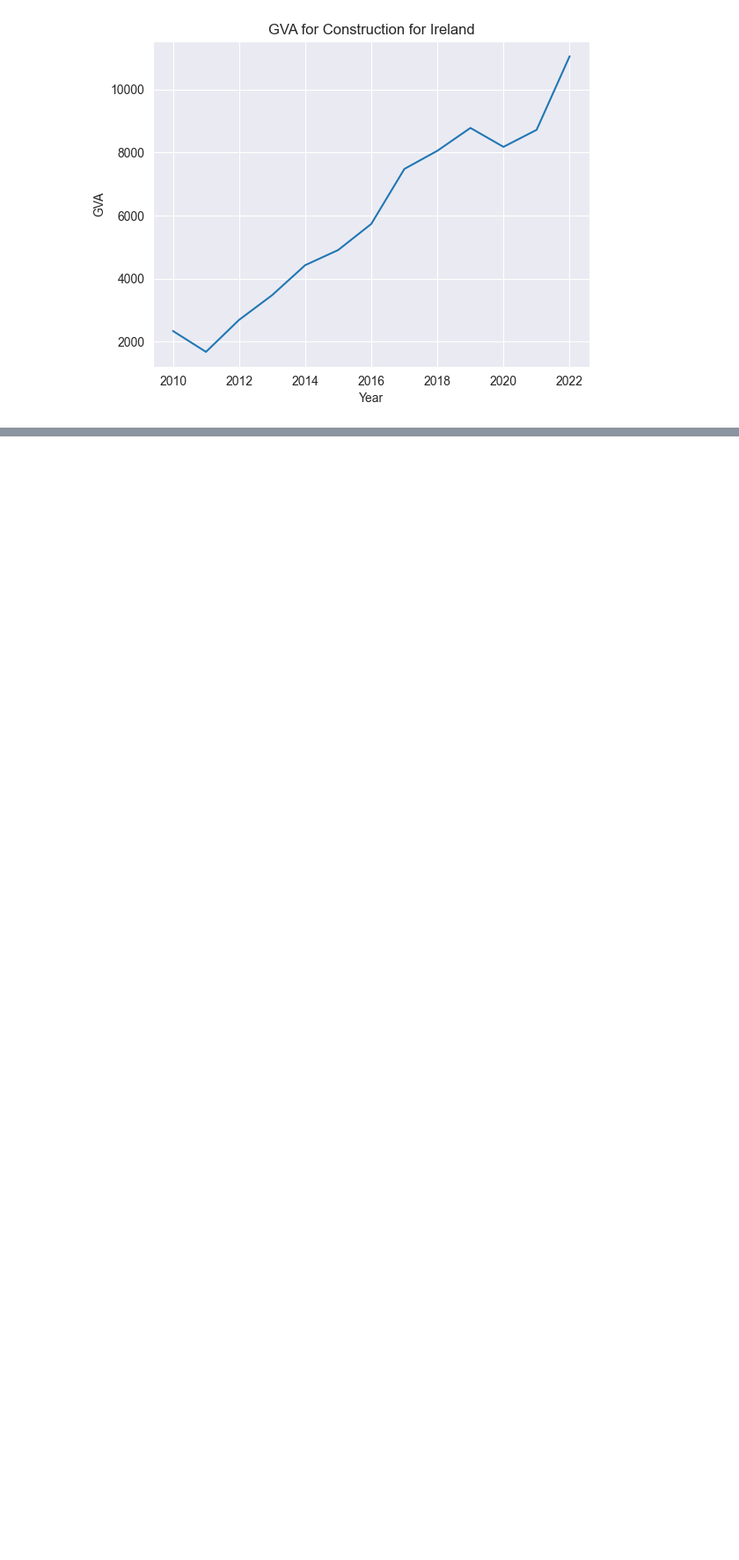
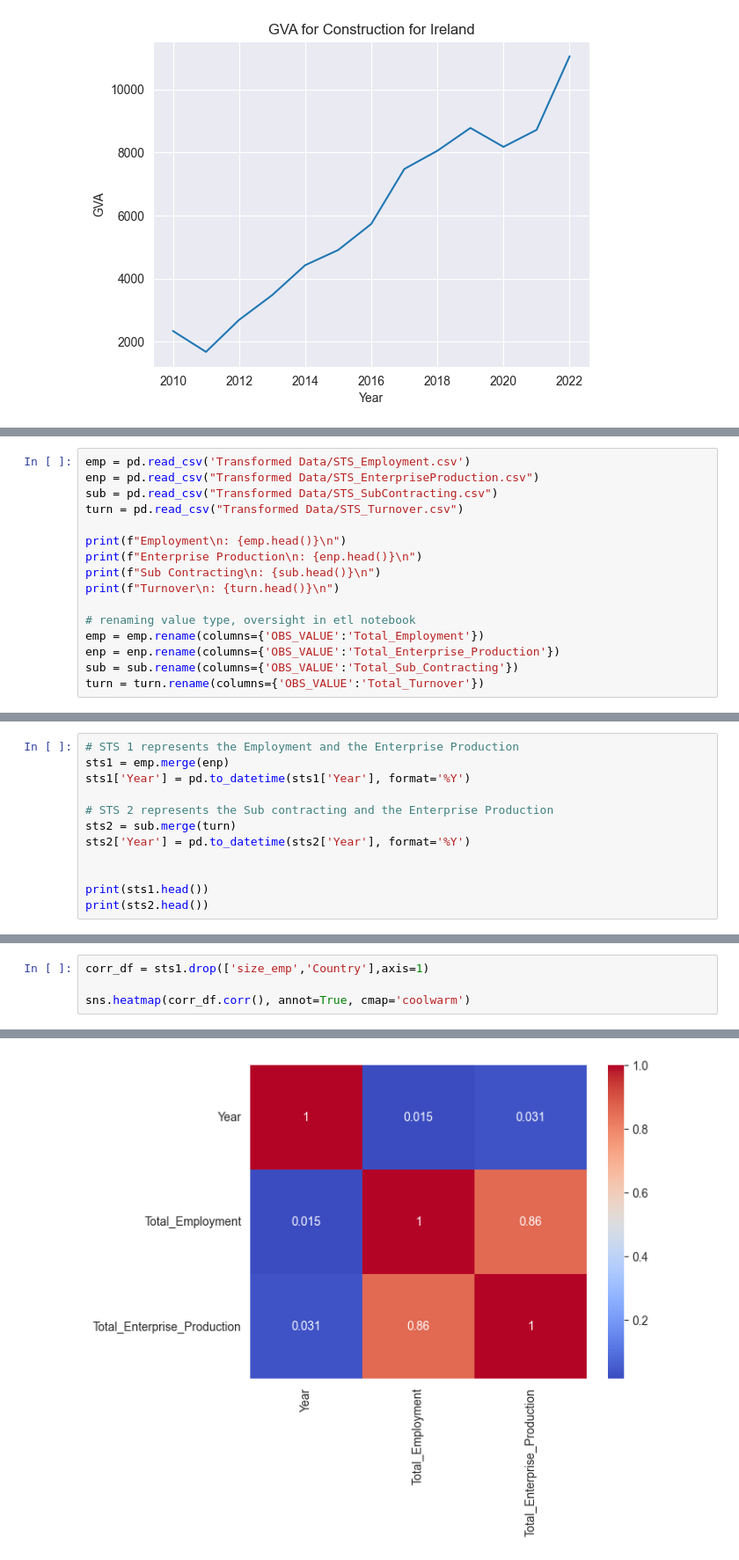
Before and after one commit to sbs23066/CA2---Irish-Construction-Project, a Jupyter notebook: stats.ipynb, the cells around one changed output, grey strips where cells are left out. Shown at 88% size. Saved outputs shown, nothing was run; the diff lists cells and outputs as text; blank space fills up the shorter version.

Commit message:
Added Structural  Business Stats Charts/Analysis

```diff
--- a/stats.ipynb
+++ b/stats.ipynb
@@ -287,0 +290,16 @@ plt.show()
+# %%
+emp = pd.read_csv('Transformed Data/STS_Employment.csv')
+enp = pd.read_csv("Transformed Data/STS_EnterpriseProduction.csv")
+sub = pd.read_csv("Transformed Data/STS_SubContracting.csv")
+turn = pd.read_csv("Transformed Data/STS_Turnover.csv")
+
+print(f"Employment\n: {emp.head()}\n")
+print(f"Enterprise Production\n: {enp.head()}\n")
+print(f"Sub Contracting\n: {sub.head()}\n")
+print(f"Turnover\n: {turn.head()}\n")
+
+# renaming value type, oversight in etl notebook
+emp = emp.rename(columns={'OBS_VALUE':'Total_Employment'})
+enp = enp.rename(columns={'OBS_VALUE':'Total_Enterprise_Production'})
+sub = sub.rename(columns={'OBS_VALUE':'Total_Sub_Contracting'})
+turn = turn.rename(columns={'OBS_VALUE':'Total_Turnover'})
@@ -287,0 +324,12 @@ plt.show()
+# %%
+# STS 1 represents the Employment and the Enterprise Production
+sts1 = emp.merge(enp)
+sts1['Year'] = pd.to_datetime(sts1['Year'], format='%Y')
+
+# STS 2 represents the Sub contracting and the Enterprise Production
+sts2 = sub.merge(turn)
+sts2['Year'] = pd.to_datetime(sts2['Year'], format='%Y')
+
+
+print(sts1.head())
+print(sts2.head())
@@ -287,0 +349,5 @@ plt.show()
+# %%
+corr_df = sts1.drop(['size_emp','Country'],axis=1)
+
+sns.heatmap(corr_df.corr(), annot=True, cmap='coolwarm')
+# %% [output]
@@ -287,0 +355 @@ plt.show()
+[figure, added]
```
Also changed, not shown: parts of 7 cells of this notebook.
